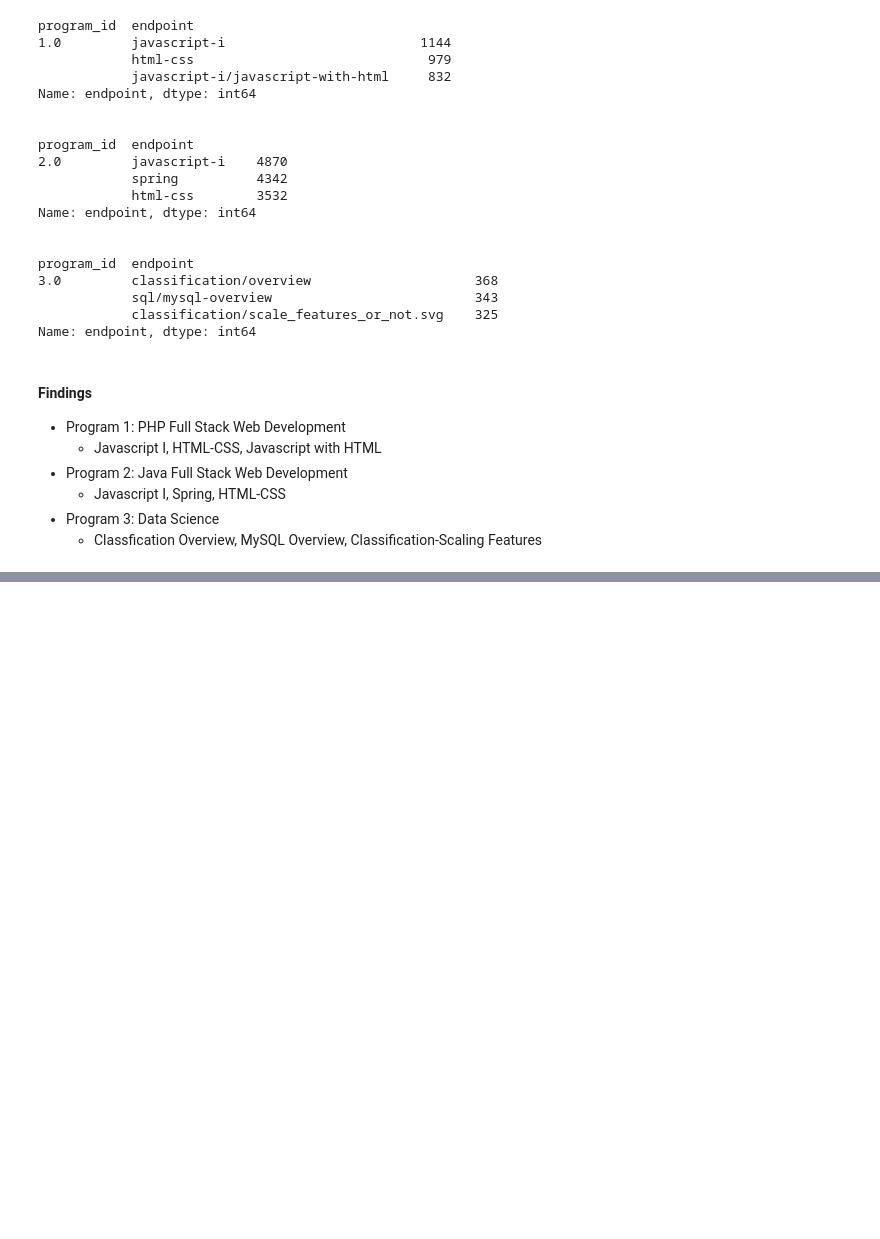
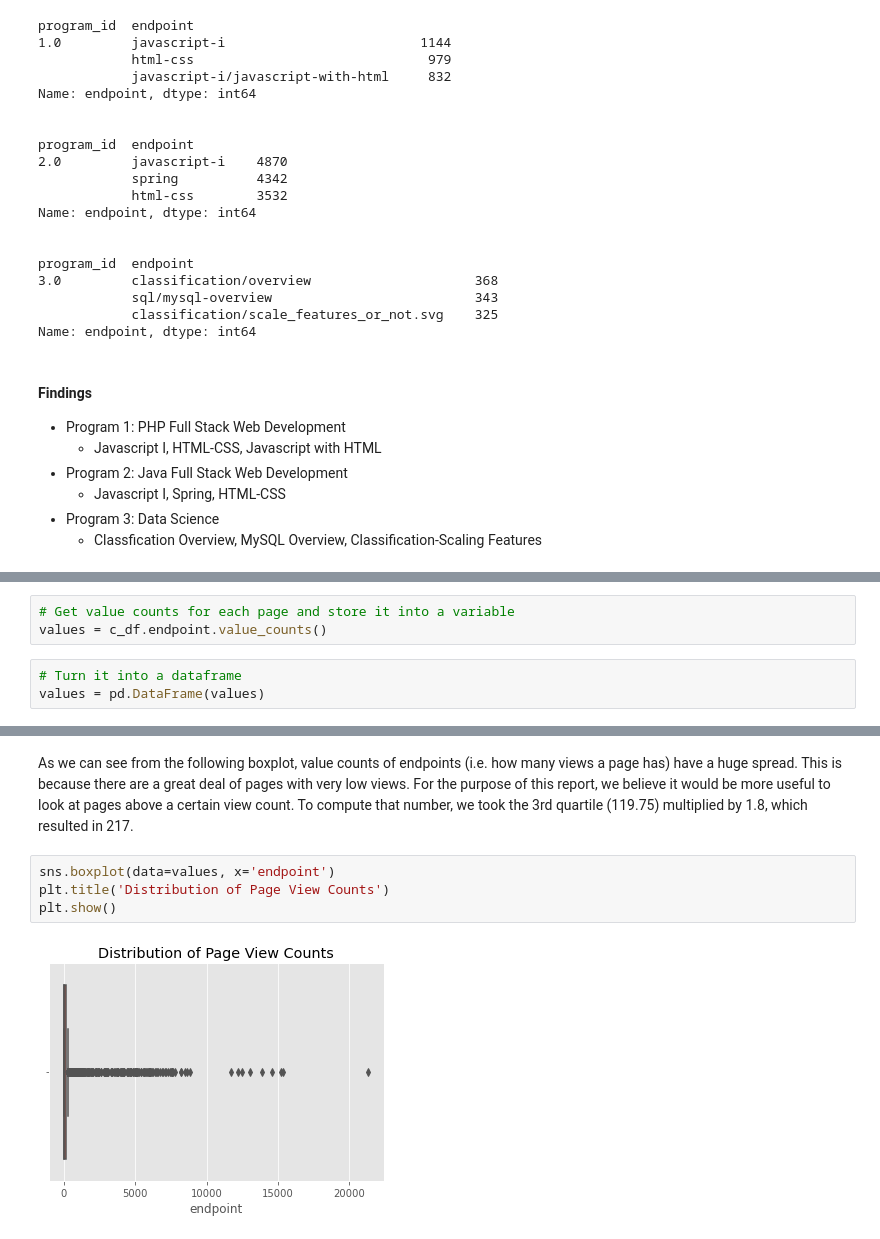
Before and after one commit to anomaly-work-alone/project_anomaly_detection_curriculum, a Jupyter notebook: anomaly_report.ipynb, the cells around one changed output, grey strips where cells are left out. Drawn from its saved outputs; the diff is of its cells as text; blank space fills up the shorter version.

```diff
--- a/anomaly_report.ipynb
+++ b/anomaly_report.ipynb
@@ -464,0 +470,6 @@ Name: endpoint, dtype: int64
+# %%
+# Get value counts for each page and store it into a variable
+values = c_df.endpoint.value_counts()
+# %%
+# Turn it into a dataframe
+values = pd.DataFrame(values)
@@ -464,0 +493,8 @@ Name: endpoint, dtype: int64
+# %% [markdown]
+As we can see from the following boxplot, value counts of endpoints (i.e. how many views a page has) have a huge spread. This is because there are a great deal of pages with very low views. For the purpose of this report, we believe it would be more useful to look at pages above a certain view count. To compute that number, we took the 3rd quartile (119.75) multiplied by 1.8, which resulted in 217.
+# %%
+sns.boxplot(data=values, x='endpoint')
+plt.title('Distribution of Page View Counts')
+plt.show()
+# %% [output]
+[figure, added]
```
Also changed, not shown: parts of 15 cells of this notebook.
